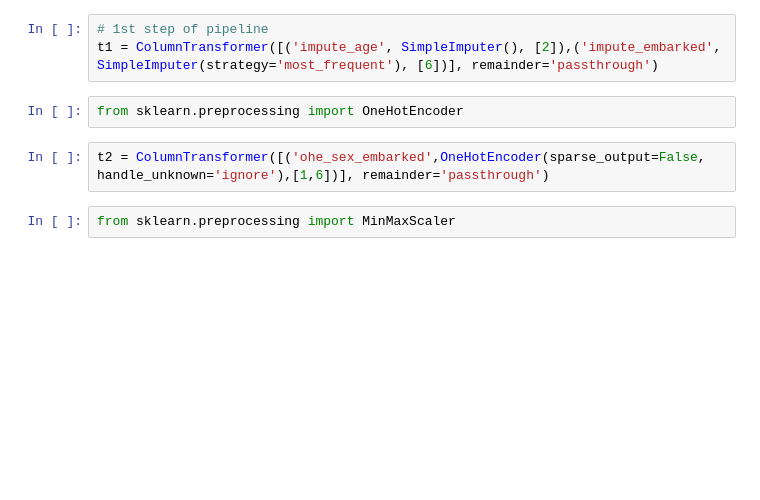
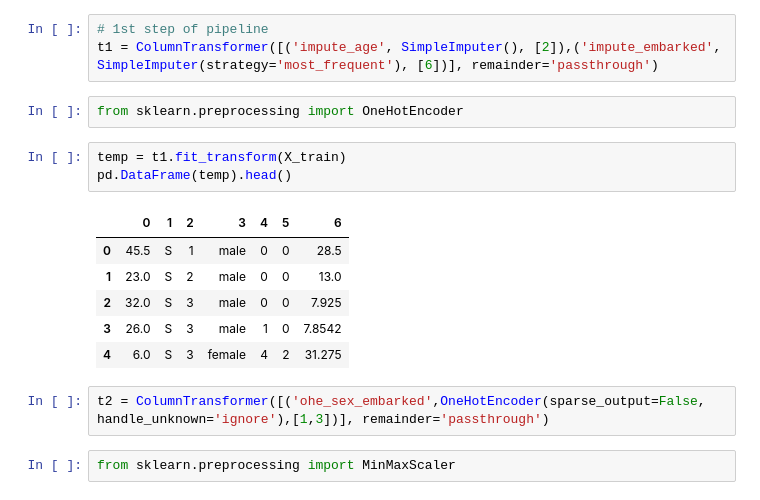
Before and after one commit to Pratibha706/Machine-Learning, a Jupyter notebook: day-5/with_pipeline.ipynb, the cells around one changed output. Drawn from its saved outputs; the diff is of its cells as text; blank space fills up the shorter version.

```diff
--- a/day-5/with_pipeline.ipynb
+++ b/day-5/with_pipeline.ipynb
@@ -54,8 +54,18 @@ from sklearn.impute import SimpleImputer
 t1 = ColumnTransformer([('impute_age', SimpleImputer(), [2]),('impute_embarked', SimpleImputer(strategy='most_frequent'), [6])], remainder='passthrough')
 # %%
 from sklearn.preprocessing import OneHotEncoder
+# %%
+temp = t1.fit_transform(X_train)
+pd.DataFrame(temp).head()
+# %% [output]
+|  | 0 | 1 | 2 | 3 | 4 | 5 | 6 |
+| 0 | 45.5 | S | 1 | male | 0 | 0 | 28.5 |
+| 1 | 23.0 | S | 2 | male | 0 | 0 | 13.0 |
+| 2 | 32.0 | S | 3 | male | 0 | 0 | 7.925 |
+| 3 | 26.0 | S | 3 | male | 1 | 0 | 7.8542 |
+| 4 | 6.0 | S | 3 | female | 4 | 2 | 31.275 |
 # %%
-t2 = ColumnTransformer([('ohe_sex_embarked',OneHotEncoder(sparse_output=False, handle_unknown='ignore'),[1,6])], remainder='passthrough')
+t2 = ColumnTransformer([('ohe_sex_embarked',OneHotEncoder(sparse_output=False, handle_unknown='ignore'),[1,3])], remainder='passthrough')
 # %%
 from sklearn.preprocessing import MinMaxScaler
 # %%
```
Also changed, not shown: parts of 8 cells of this notebook.
